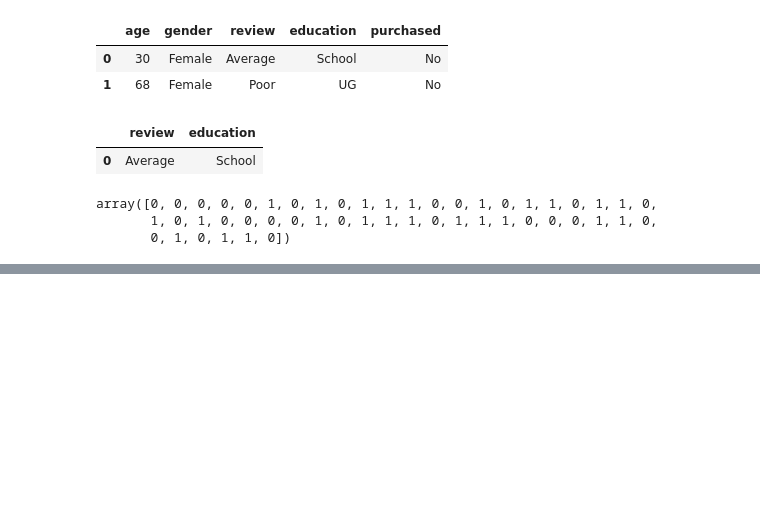
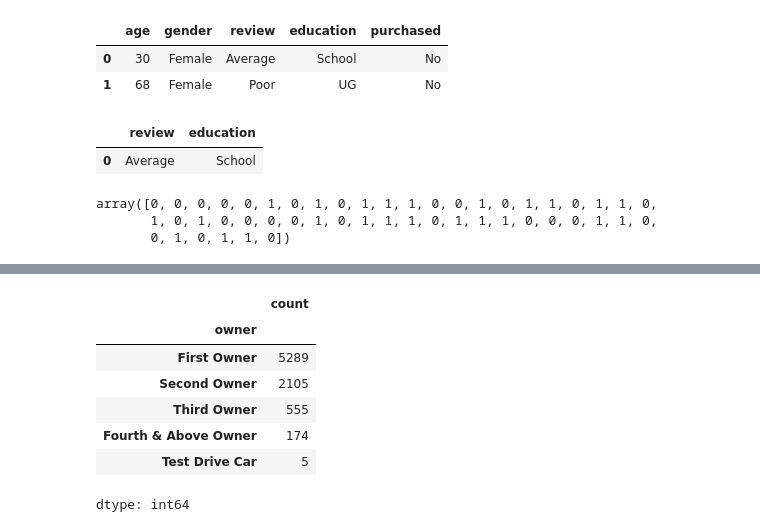
Before and after one commit to saransh437/Feature_engineering, a Jupyter notebook: feature_eng_process.ipynb, the cells around one changed output, grey strips where cells are left out. Cells and saved outputs as stored; diff of their text form; code cells hidden in the pictures; blank space fills up the shorter version.

```diff
--- a/feature_eng_process.ipynb
+++ b/feature_eng_process.ipynb
@@ -189,0 +219,11 @@ array([0, 0, 0, 0, 0, 1, 0, 1, 0, 1, 1, 1, 0, 0, 1, 0, 1, 1, 0, 1, 1, 0,
+# %%
+df['owner'].value_counts()
+# %% [output]
+|  | count |
+| owner |  |
+| First Owner | 5289 |
+| Second Owner | 2105 |
+| Third Owner | 555 |
+| Fourth & Above Owner | 174 |
+| Test Drive Car | 5 |
+dtype: int64
```
Also changed, not shown: parts of 18 cells of this notebook.
